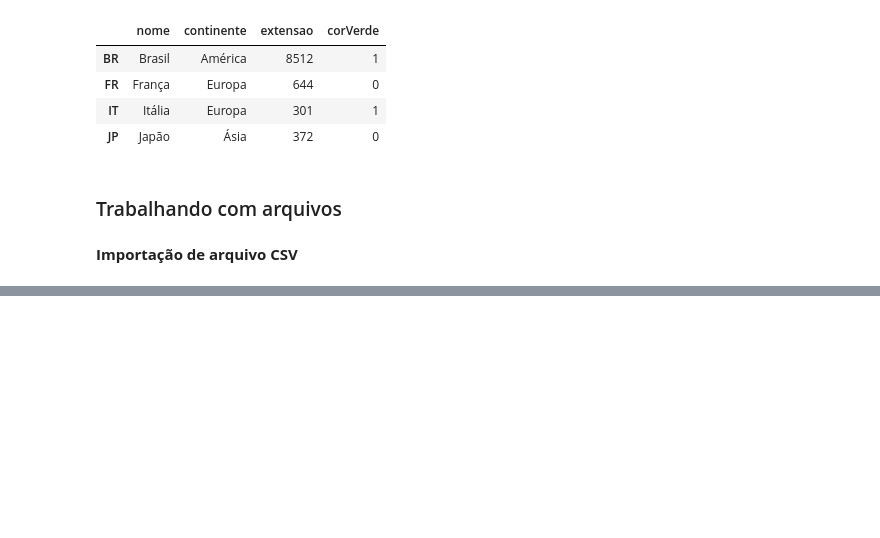
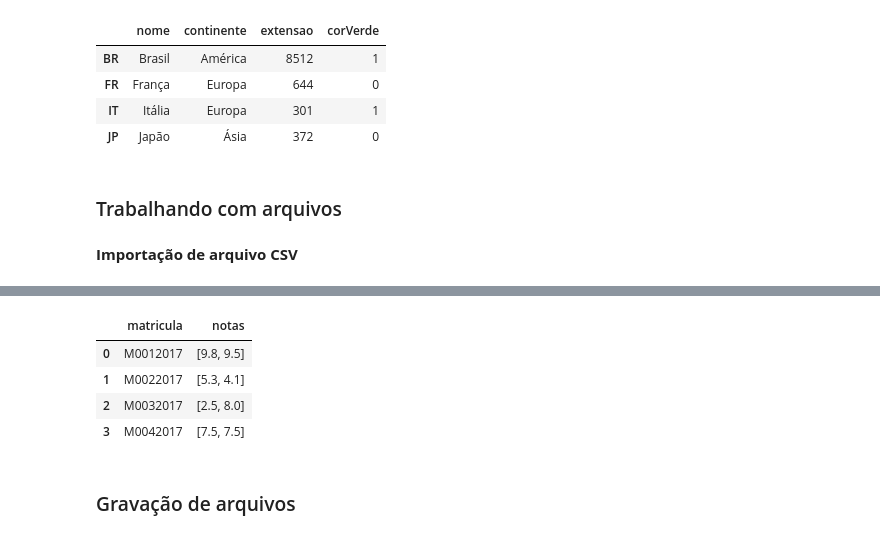
Before and after one commit to anicelysantos/python-data-wranglin, a Jupyter notebook: DataFrame.ipynb, the cells around one changed output, grey strips where cells are left out. Drawn from its saved outputs; the diff is of its cells as text; code cells hidden in the pictures; blank space fills up the shorter version.

```diff
--- a/DataFrame.ipynb
+++ b/DataFrame.ipynb
@@ -201,0 +268,19 @@ paises
+# %%
+#importa arquivos JSON para memória
+
+with open('/content/drive/MyDrive/dados_pandas/pandas_wrangling/notas.json') as f:
+  j_notas = json.load(f)
+# %%
+#transfere as informações para um DataFrame
+
+notas = pd.DataFrame(j_notas, columns=['matricula', 'notas'])
+# %%
+notas
+# %% [output]
+|  | matricula | notas |
+| 0 | M0012017 | [9.8, 9.5] |
+| 1 | M0022017 | [5.3, 4.1] |
+| 2 | M0032017 | [2.5, 8.0] |
+| 3 | M0042017 | [7.5, 7.5] |
+# %% [markdown]
+### Gravação de arquivos
```
Also changed, not shown: parts of 13 cells of this notebook.
